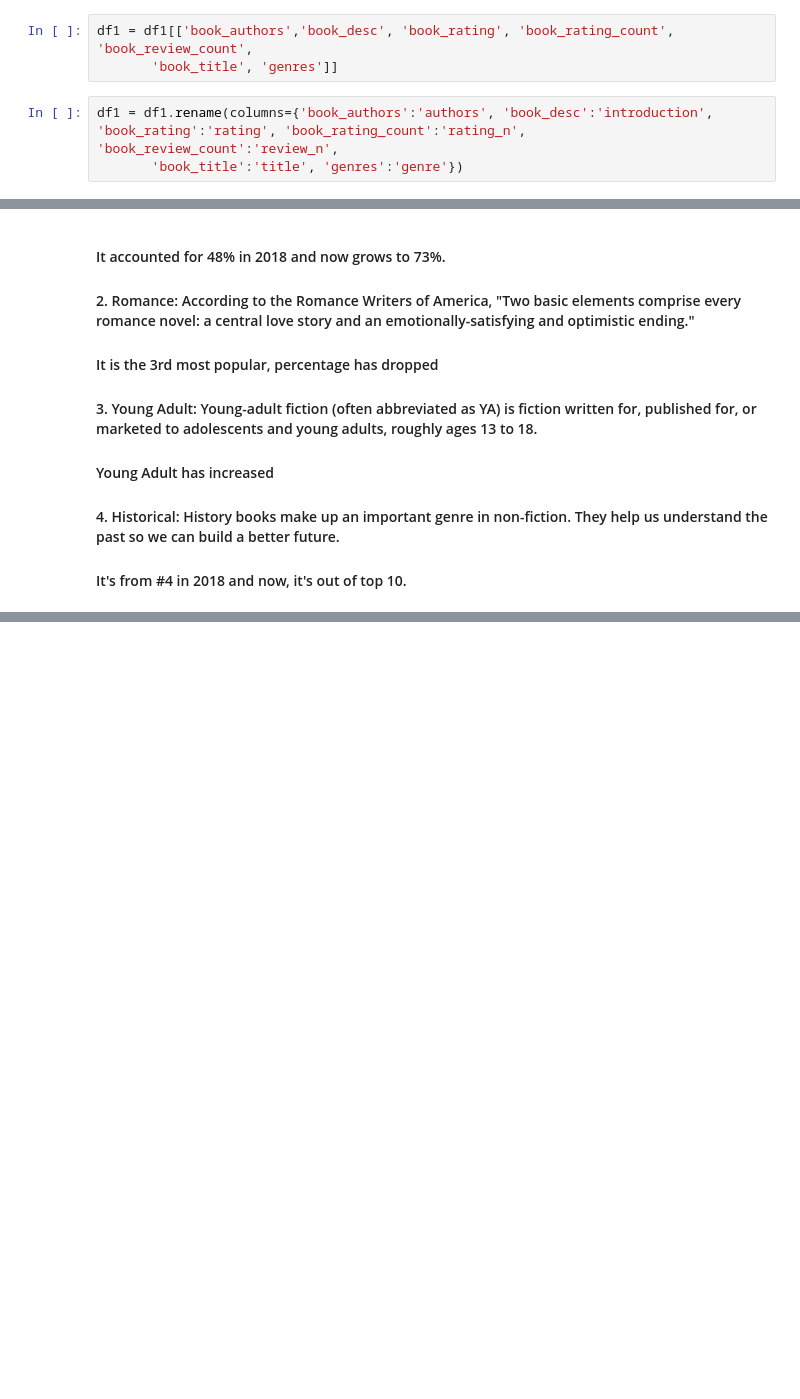
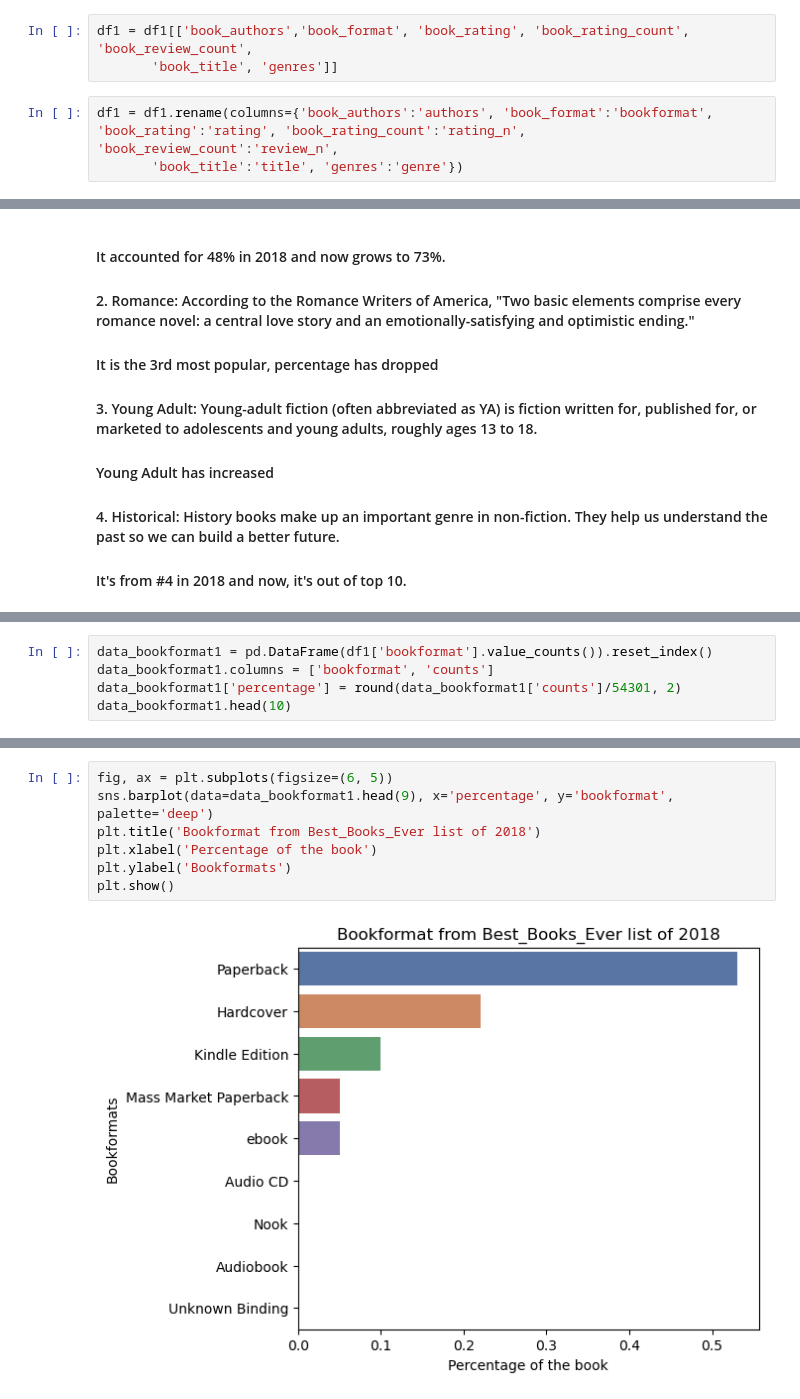
Before and after one commit to Jiaxing7/Final-Projects, a Jupyter notebook: Final Project.ipynb, the cells around one changed output, grey strips where cells are left out. Saved outputs shown, nothing was run; the diff lists cells and outputs as text; blank space fills up the shorter version.

```diff
--- a/Final Project.ipynb
+++ b/Final Project.ipynb
@@ -1287,10 +1294,10 @@ Index(['book_authors', 'book_desc', 'book_edition', 'book_format', 'book_isbn',
        'book_title', 'genres', 'image_url'],
       dtype='object')
 # %%
-df1 = df1[['book_authors','book_desc', 'book_rating', 'book_rating_count', 'book_review_count',
+df1 = df1[['book_authors','book_format', 'book_rating', 'book_rating_count', 'book_review_count',
        'book_title', 'genres']]
 # %%
-df1 = df1.rename(columns={'book_authors':'authors', 'book_desc':'introduction', 'book_rating':'rating', 'book_rating_count':'rating_n', 'book_review_count':'review_n',
+df1 = df1.rename(columns={'book_authors':'authors', 'book_format':'bookformat', 'book_rating':'rating', 'book_rating_count':'rating_n', 'book_review_count':'review_n',
        'book_title':'title', 'genres':'genre'})
 # %% [markdown]
 ## data cleaning
@@ -1414,0 +1441,5 @@ plt.show()
+# %%
+data_bookformat1 = pd.DataFrame(df1['bookformat'].value_counts()).reset_index()
+data_bookformat1.columns = ['bookformat', 'counts']
+data_bookformat1['percentage'] = round(data_bookformat1['counts']/54301, 2)
+data_bookformat1.head(10)
@@ -1414,0 +1471,9 @@ plt.show()
+# %%
+fig, ax = plt.subplots(figsize=(6, 5))
+sns.barplot(data=data_bookformat1.head(9), x='percentage', y='bookformat', palette='deep')
+plt.title('Bookformat from Best_Books_Ever list of 2018')
+plt.xlabel('Percentage of the book')
+plt.ylabel('Bookformats')
+plt.show()
+# %% [output]
+[figure, added]
```
Also changed, not shown: parts of 43 cells of this notebook, 1 other file.
